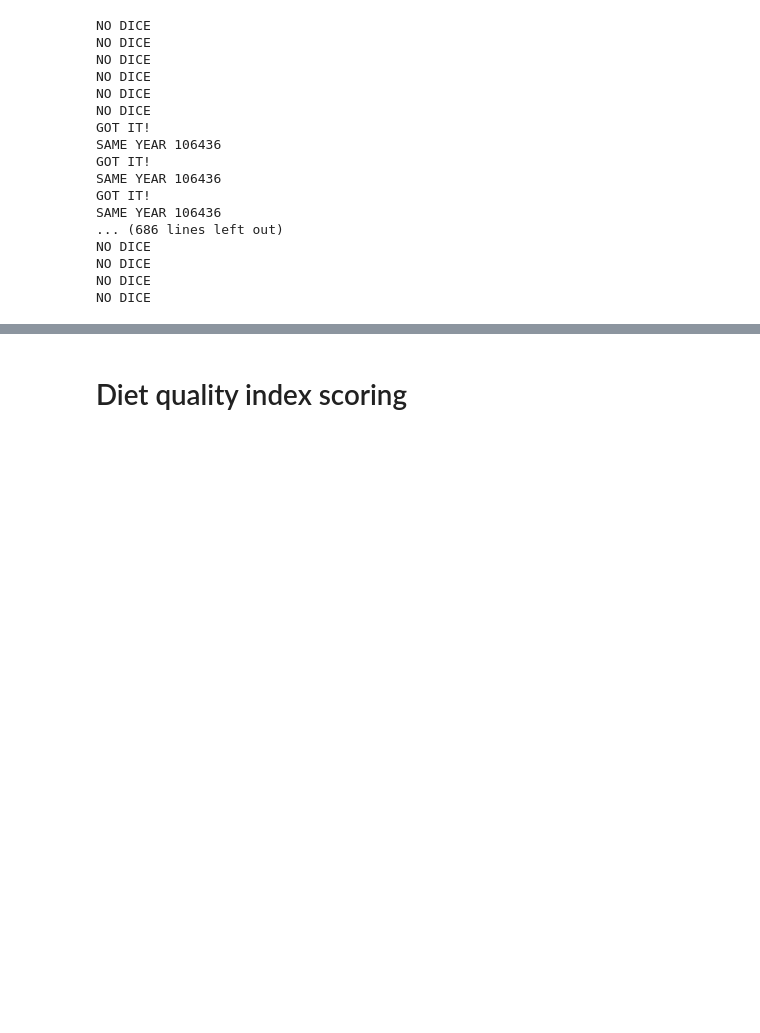
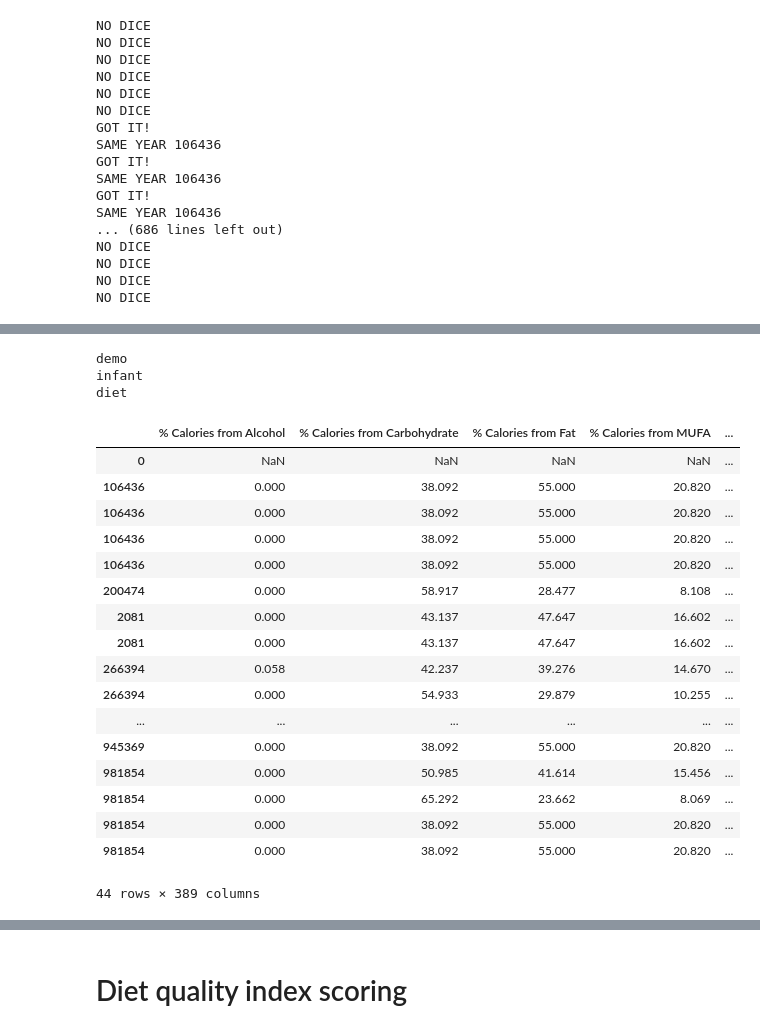
Before and after one commit to niblunc/BCP, a Jupyter notebook: HEI/HEI/childDQI.ipynb, the cells around one changed output, grey strips where cells are left out. Cells and saved outputs as stored; diff of their text form; code cells hidden in the pictures; blank space fills up the shorter version.

```diff
--- a/HEI/HEI/childDQI.ipynb
+++ b/HEI/HEI/childDQI.ipynb
@@ -192,7 +117,7 @@ for key, item in alldiet_dict.items():
     print(item['Date of Intake'])
     print(item['Participant ID'])
     ID = item['Participant ID']
-    date=datetime.strptime(item['Date of Intake'], '%m/%d/%y')
+    date=datetime.strptime(item['Date of Intake'], '%m/%d/%Y')
     if ID in demo_dict:
         print('present!')
         # datetime_object = datetime.strptime('Jun 1 2005  1:33PM', '%b %d %Y %I:%M%p')
@@ -282,0 +255,40 @@ dict_keys(['PSCID', 'Gender', 'Visit_label', 'sid', 'CommentID', 'UserID', 'Exam
+# %%
+columns = list(data[1]['demo'].keys())
+index = indie
+df_ = pd.DataFrame(index=[0], columns=columns)
+# %%
+cols=list(data[1].keys())
+# %%
+DATA_dict={}
+for i in cols[1:]:
+    print(i)
+    df_ = pd.DataFrame(index=[0], columns=columns)
+    for k,v in data.items():
+        tmp=pd.DataFrame(data[k][i], index=[data[k]['ID']])
+        df_=pd.concat([df_,tmp], axis=0)
+    DATA_dict[i]=df_
+# %% [output]
+demo
+infant
+diet
+# %%
+DATA_dict['diet']
+# %% [output]
+|  | % Calories from Alcohol | % Calories from Carbohydrate | % Calories from Fat | % Calories from MUFA | ... |
+| 0 | NaN | NaN | NaN | NaN | ... |
+| 106436 | 0.000 | 38.092 | 55.000 | 20.820 | ... |
+| 106436 | 0.000 | 38.092 | 55.000 | 20.820 | ... |
+| 106436 | 0.000 | 38.092 | 55.000 | 20.820 | ... |
+| 106436 | 0.000 | 38.092 | 55.000 | 20.820 | ... |
+| 200474 | 0.000 | 58.917 | 28.477 | 8.108 | ... |
+| 2081 | 0.000 | 43.137 | 47.647 | 16.602 | ... |
+| 2081 | 0.000 | 43.137 | 47.647 | 16.602 | ... |
+| 266394 | 0.058 | 42.237 | 39.276 | 14.670 | ... |
+| 266394 | 0.000 | 54.933 | 29.879 | 10.255 | ... |
+| ... | ... | ... | ... | ... | ... |
+| 945369 | 0.000 | 38.092 | 55.000 | 20.820 | ... |
+| 981854 | 0.000 | 50.985 | 41.614 | 15.456 | ... |
+| 981854 | 0.000 | 65.292 | 23.662 | 8.069 | ... |
+| 981854 | 0.000 | 38.092 | 55.000 | 20.820 | ... |
+| 981854 | 0.000 | 38.092 | 55.000 | 20.820 | ... |
+44 rows × 389 columns
```
Also changed, not shown: parts of 29 cells of this notebook, 2 other files.
